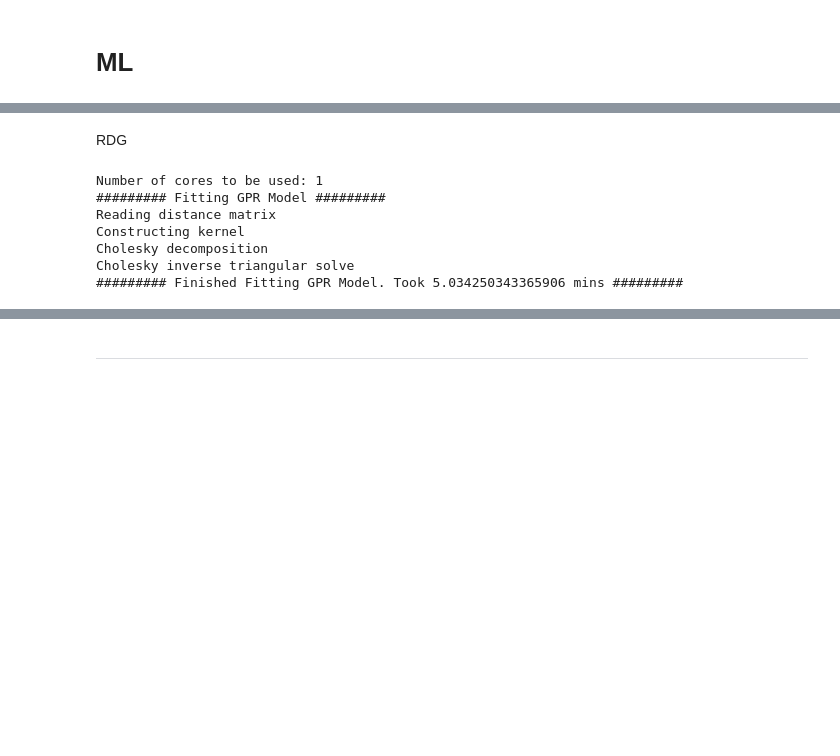
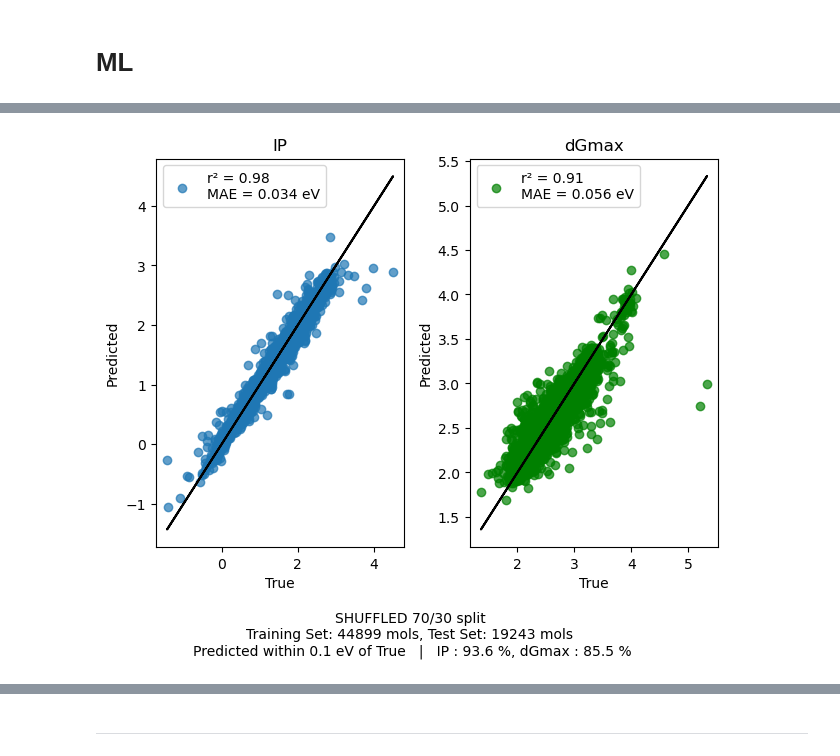
Before and after one commit to scakolli/photocatalysis, a Jupyter notebook: workspace/MachineLearning.ipynb, the cells around one changed output, grey strips where cells are left out. Drawn from its saved outputs; the diff is of its cells as text; code cells hidden in the pictures; blank space fills up the shorter version.

```diff
--- a/workspace/MachineLearning.ipynb
+++ b/workspace/MachineLearning.ipynb
@@ -98 +146,8 @@ y_test_rdg, y_test_pred_rdgy_test_ip = df_test.IP.values
+# %%
+## Gather test data
+df_test = generate_ml_vectors(df_test)
+
+X_test = df_test.morgan_fp_bitvect.values
+y_test_ip = df_test.IP.values
+y_test_rdg = df_test.dGmax.values
 # %%
@@ -125,0 +181,6 @@ ax.set_ylabel('Predicted')
+# %%
+# with open(os.path.join(scratch_dir, scratch_fname, 'y_pred_shuffled.pckl'), 'wb') as f:
+#     pickle.dump([y_test_pred_ip, y_test_pred_rdg], f)
+
+with open(os.path.join(scratch_dir, scratch_fname, 'y_pred_shuffled.pckl'), 'rb') as f:
+    y_test_pred_ip, y_test_pred_rdg = pickle.load(f)
@@ -126,3 +210,36 @@ ax.set_ylabel('Predicted')
+# %%
+fig, ax = plt.subplots(1, 2)
+
+label_ip = f'r\u00b2 = {round(r2_ip, 2)} \nMAE = {round(mae_ip, 3)} eV'
+ax[0].scatter(y_test_ip, y_test_pred_ip, label=label_ip, alpha=0.7)
+ax[0].plot(y_test_ip, y_test_ip, 'k')
+ax[0].set_xlabel('True')
+ax[0].set_ylabel('Predicted')
+ax[0].set_title('IP')
+ax[0].legend()
+
+label_rdg = f'r\u00b2 = {round(r2_rdg, 2)} \nMAE = {round(mae_rdg, 3)} eV'
+ax[1].scatter(y_test_rdg, y_test_pred_rdg, label=label_rdg, alpha=0.7, c='green')
+ax[1].plot(y_test_rdg, y_test_rdg, 'k')
+ax[1].set_xlabel('True')
+ax[1].set_ylabel('Predicted')
+ax[1].set_title('dGmax')
+ax[1].legend()
+
+fig.tight_layout(pad=1.0)
+text = fig.text(0.50, -0.1,
+                f'SHUFFLED 70/30 split \nTraining Set: {df_training.shape[0]} mols, Test Set: {df_test.shape[0]} mols \nPredicted within 0.1 eV of True   |   IP : {round(f_over_ip, 1)} %, dGmax : {round(f_over_rdg, 1)} %',
+                horizontalalignment='center', wrap=True )
+
+# fig.suptitle(f'GPR Model fit to {df_training.shape[0]} mols, tested on {df_test.shape[0]} mols (70/30 split)') #, fontsize=20)
+
+# fig, ax = plt.subplots()
+# ax.scatter(y_test_ip, y_test_pred_ip, label='IP', alpha=0.7)
+# ax.plot(y_test_ip, y_test_ip, 'k')
+# ax.set_xlabel('True')
+# ax.set_ylabel('Predicted')
+# %% [output]
+[figure, added]
 # %%
 # D = np.load('/localdisk/bt308495/D.npy')
 # %%
@@ -130,5 +247,3 @@ ax.set_ylabel('Predicted')
 # plt.hist(std_test_pred_ip/np.nanstd(df_test.IP.values), label='IP', density=True, bins=20)
 # # plt.hist(stdrdg/np.nanstd(main_frame.dGmax.values), label='dGmax', density=True)
 # plt.legend()
-# %% [markdown]
-RDG
@@ -138,10 +249,0 @@ y_test_rdg = df_test.dGmax.values
-# %%
-gpr_rdg = ML_model(df_training, 'dGmax', krdg, multiprocess=16, D_scratch_dir=os.path.join(scratch_dir, scratch_fname))
-# %% [output]
-Number of cores to be used: 1
-######### Fitting GPR Model #########
-Reading distance matrix
-Constructing kernel
-Cholesky decomposition
-Cholesky inverse triangular solve
-######### Finished Fitting GPR Model. Took 5.034250343365906 mins #########
```
Also changed, not shown: parts of 72 cells of this notebook, 3 other files.
